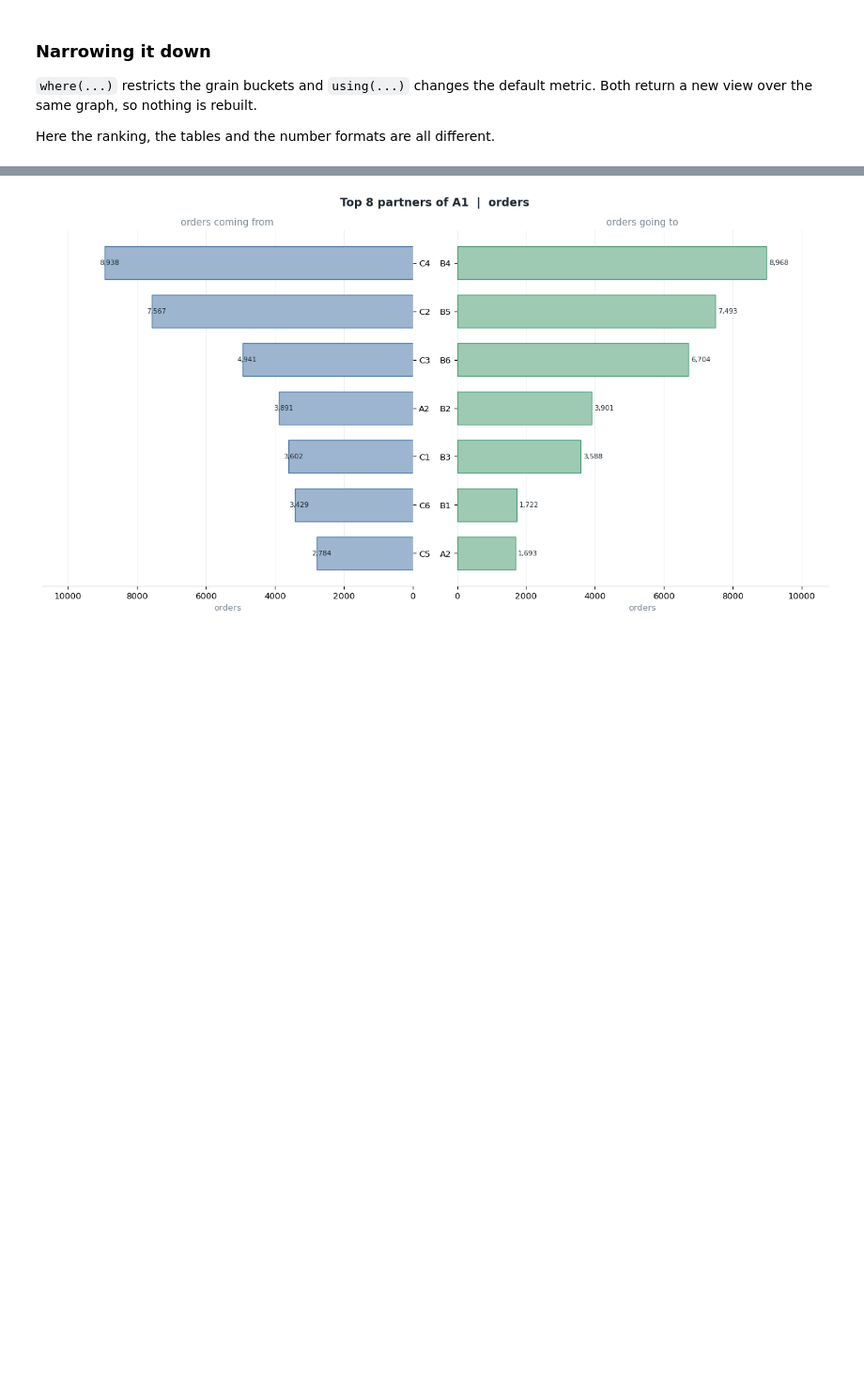
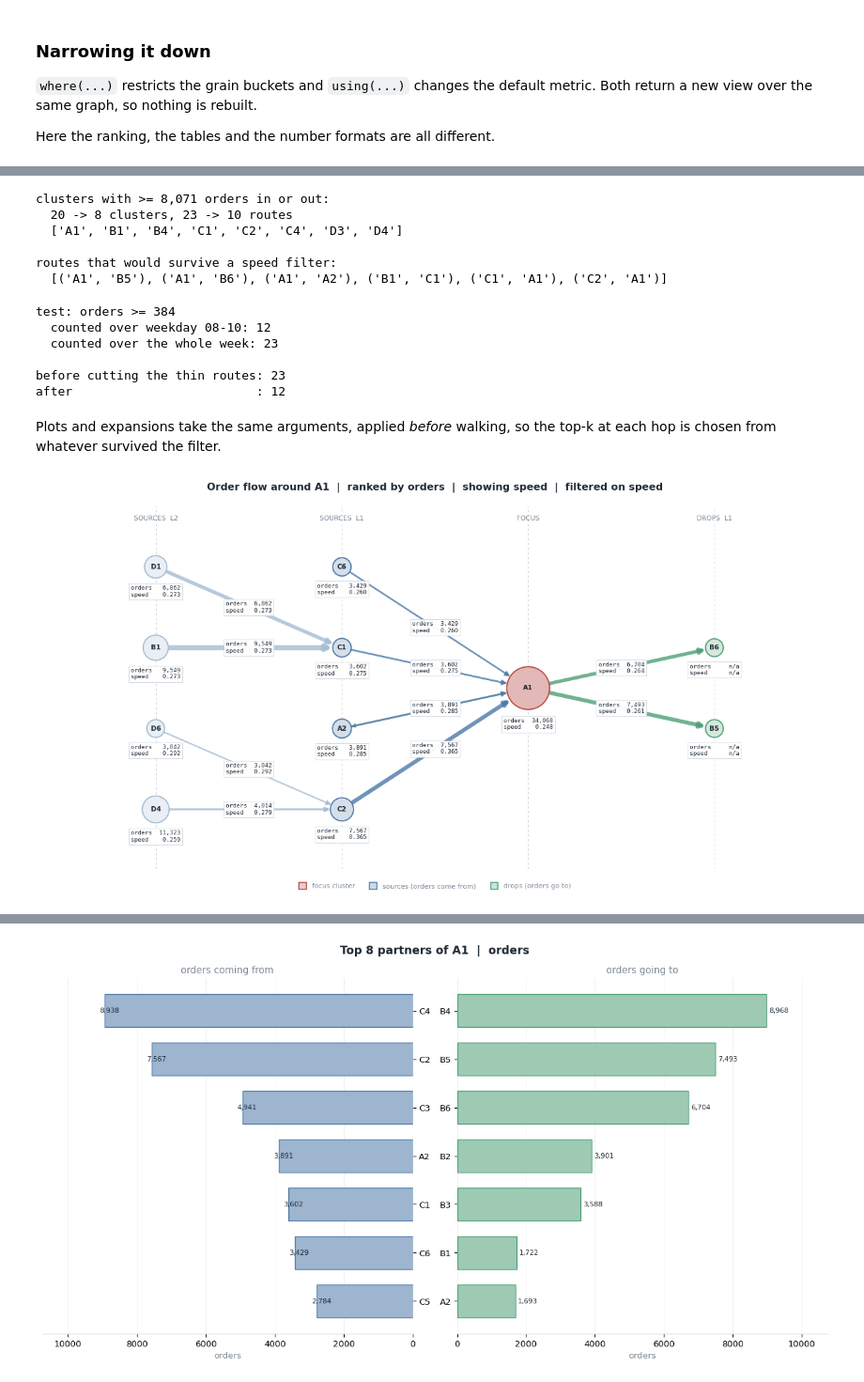
Before and after one commit to iams31/sameer_graph_lib, a Jupyter notebook: examples/route_flow_example.ipynb, the cells around one changed output, grey strips where cells are left out. Shown at 94% size. Drawn from its saved outputs; the diff is of its cells as text; code cells hidden in the pictures; blank space fills up the shorter version.

```diff
--- a/examples/route_flow_example.ipynb
+++ b/examples/route_flow_example.ipynb
@@ -248,0 +469,15 @@ ex.plot(
+# %%
+# thresholds taken from the data, so the demo means something
+speeds = np.array([ex.value(u, v, 'speed') for u, v in ex.routes])
+volumes = np.array([ex.value(u, v, 'orders') for u, v in ex.routes])
+mid_speed, mid_orders = np.median(speeds).round(3), np.median(volumes).round()
+print(f'median speed {mid_speed}, median orders {mid_orders:,.0f}')
+print()
+print('all routes                :', len(ex.routes))
+print('speed above median        :', len(ex.keep(edge_filter={'speed': ('>', mid_speed)}).routes))
+print('orders above median       :', len(ex.keep(edge_filter={'orders': mid_orders}).routes))
+print('both at once (AND)        :', len(ex.keep(edge_filter={'orders': mid_orders,
+                                                             'speed': ('>', mid_speed)}).routes))
+print('speed inside a range      :', len(ex.keep(edge_filter={'speed': (0.24, 0.28)}).routes))
+print()
+print('original is untouched     :', len(ex.routes), 'routes')
@@ -248,0 +494,54 @@ ex.plot(
+# %%
+# node filters drop the cluster and every route touching it
+totals = np.array([ex.graph.node_value(c, 'orders', 'both') for c in ex.clusters])
+busy_enough = np.percentile(totals, 60).round()
+busy = ex.keep(node_filter={'orders': busy_enough})
+print(f'clusters with >= {busy_enough:,.0f} orders in or out:')
+print(' ', len(ex.clusters), '->', len(busy.clusters), 'clusters,',
+      len(ex.routes), '->', len(busy.routes), 'routes')
+print(' ', sorted(busy.clusters))
+print()
+# preview what a filter would accept, without changing anything
+print('routes that would survive a speed filter:')
+print(' ', ex.matching_routes(edge_filter={'speed': ('>', mid_speed)})[:6])
+# %% [output]
+clusters with >= 8,071 orders in or out:
+  20 -> 8 clusters, 23 -> 10 routes
+  ['A1', 'B1', 'B4', 'C1', 'C2', 'C4', 'D3', 'D4']
+
+routes that would survive a speed filter:
+  [('A1', 'B5'), ('A1', 'B6'), ('A1', 'A2'), ('B1', 'C1'), ('C1', 'A1'), ('C2', 'A1')]
+# %%
+# filters honour the sticky grain: the same test, two different windows
+morning = ex.where(week_period='weekday', hour=[8, 9, 10])
+peak_orders = np.median([morning.value(u, v, 'orders') for u, v in ex.routes]).round()
+print(f'test: orders >= {peak_orders:,.0f}')
+print('  counted over weekday 08-10:', len(morning.keep(edge_filter={'orders': peak_orders}).routes))
+print('  counted over the whole week:', len(ex.keep(edge_filter={'orders': peak_orders}).routes))
+print()
+# cut() is the mirror of keep(), and works in place
+pruned = RouteExplorer(df)
+print('before cutting the thin routes:', len(pruned.routes))
+pruned.cut(edge_filter={'orders': ('<', mid_orders)})
+print('after                         :', len(pruned.routes))
+# %% [output]
+test: orders >= 384
+  counted over weekday 08-10: 12
+  counted over the whole week: 23
+
+before cutting the thin routes: 23
+after                         : 12
+# %% [markdown]
+Plots and expansions take the same arguments, applied *before* walking, so the
+top-k at each hop is chosen from whatever survived the filter.
+# %%
+ex.plot(
+    'A1',
+    upstream=[4, 2],
+    downstream=3,
+    edge_filter={'speed': ('>', mid_speed)},   # only above-median speed
+    node_metrics=['orders', 'speed'],
+    edge_metrics=['orders', 'speed'],
+)
+# %% [output]
+[figure, added]
```
Also changed, not shown: parts of 46 cells of this notebook, 6 other files.
